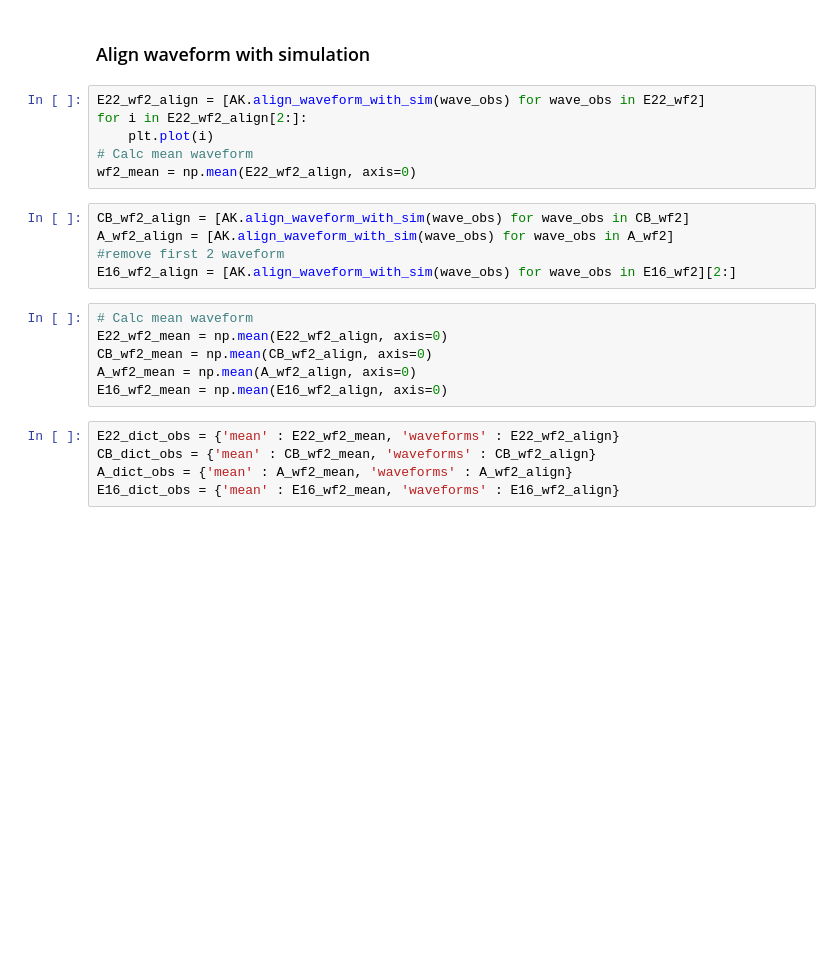
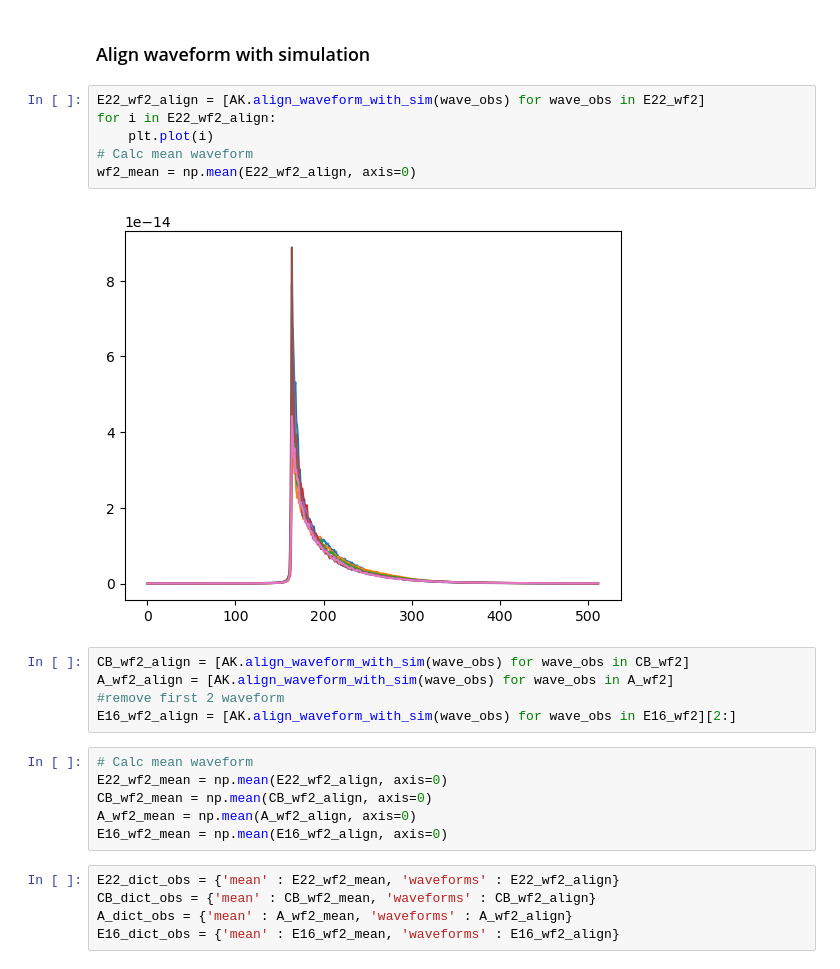
Before and after one commit to JulienMeloche/AKROSS_paper, a Jupyter notebook: Code-paper/2.1_prepare_cryoSat2_obs.ipynb, the cells around one changed output. Drawn from its saved outputs; the diff is of its cells as text; blank space fills up the shorter version.

```diff
--- a/Code-paper/2.1_prepare_cryoSat2_obs.ipynb
+++ b/Code-paper/2.1_prepare_cryoSat2_obs.ipynb
@@ -68,10 +116,12 @@ for i in E22_wf2:
 ### Align waveform with simulation
 # %%
 E22_wf2_align = [AK.align_waveform_with_sim(wave_obs) for wave_obs in E22_wf2]
-for i in E22_wf2_align[2:]:
+for i in E22_wf2_align:
     plt.plot(i)
 # Calc mean waveform
 wf2_mean = np.mean(E22_wf2_align, axis=0)
+# %% [output]
+[figure, added]
 # %%
 CB_wf2_align = [AK.align_waveform_with_sim(wave_obs) for wave_obs in CB_wf2]
 A_wf2_align = [AK.align_waveform_with_sim(wave_obs) for wave_obs in A_wf2]
```
Also changed, not shown: parts of 10 cells of this notebook, 28 other files.
